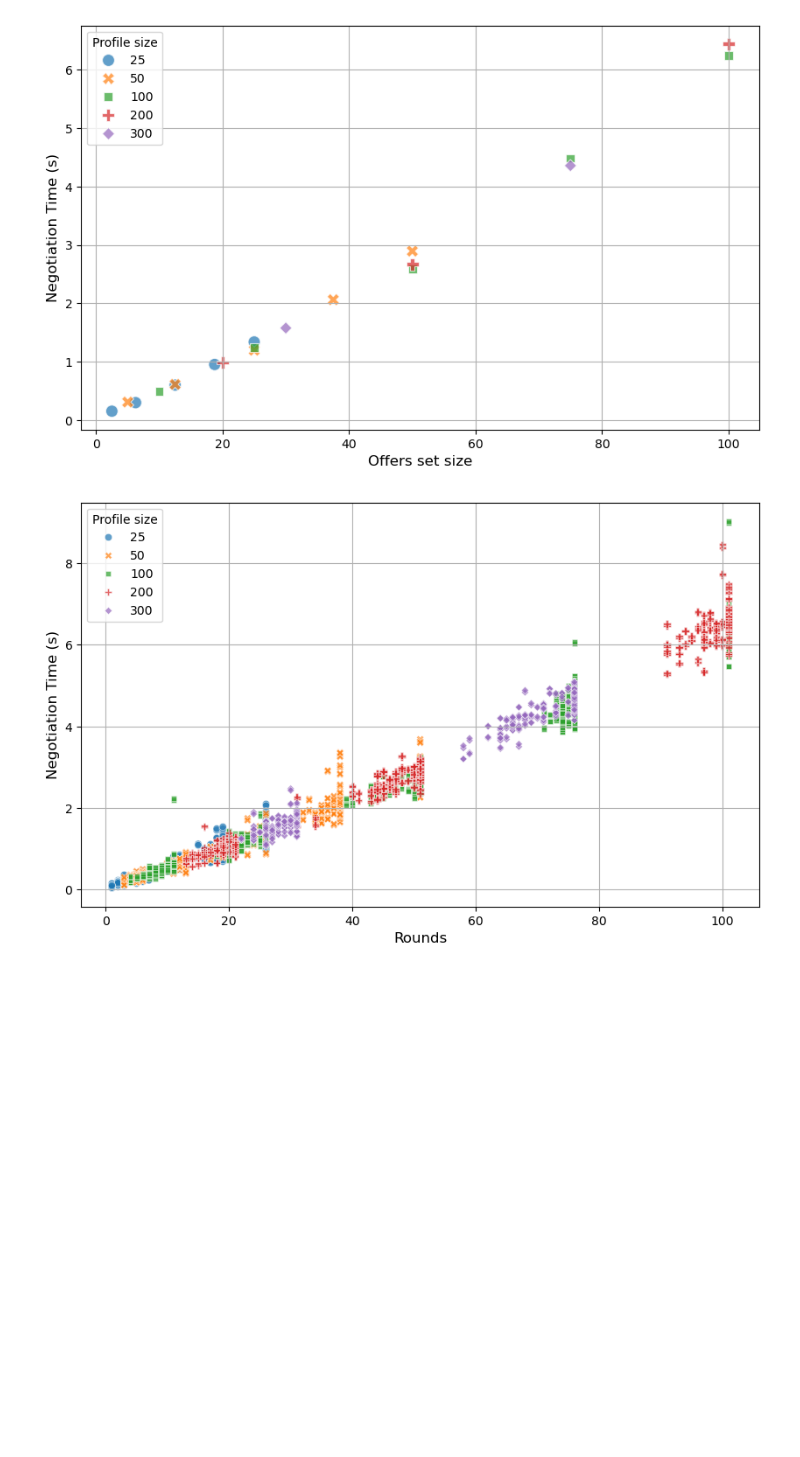
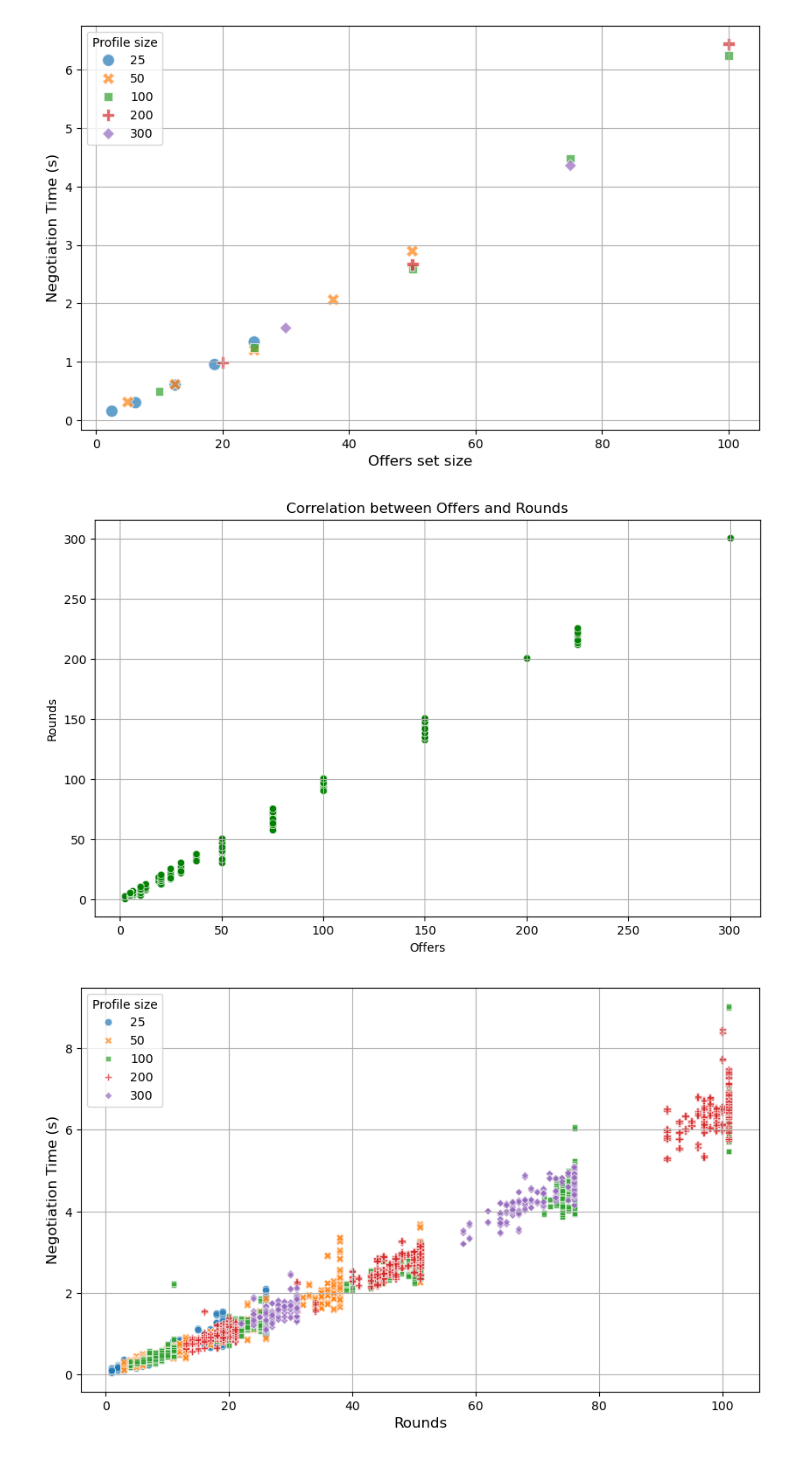
Before and after one commit to RoboChor/robethichor-ethics-based-negotiation, a Jupyter notebook: analysis/scalability-offrobot-analysis.ipynb, the cells around one changed output. Saved outputs shown, nothing was run; the diff lists cells and outputs as text; code cells hidden in the pictures; blank space fills up the shorter version.

```diff
--- a/analysis/scalability-offrobot-analysis.ipynb
+++ b/analysis/scalability-offrobot-analysis.ipynb
@@ -148,6 +148,16 @@ plt.legend(title='Profile size')
 plt.show()
 # %% [output]
 [figure]
+# %%
+plt.figure(figsize=(10, 6))
+sns.scatterplot(data=offers_df, x='offers', y='rounds', color="green", alpha=0.7)
+plt.title('Correlation between Offers and Rounds')
+plt.xlabel('Offers')
+plt.ylabel('Rounds')
+plt.grid(True)
+plt.show()
+# %% [output]
+[figure, added]
 # %%
 plt.figure(figsize=(10, 6))
 scatter = sns.scatterplot(data=plotting_df[(plotting_df["rounds"] <= 101) & (plotting_df["negotiation_time"] < 60)],
```
